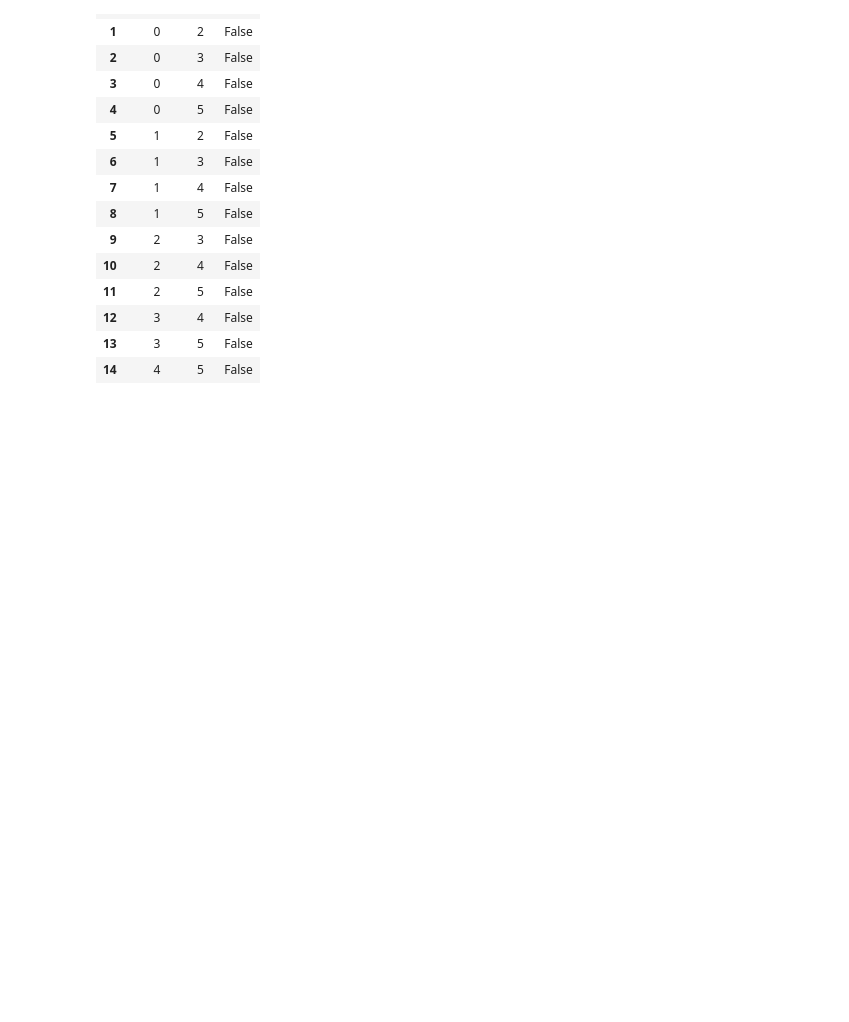
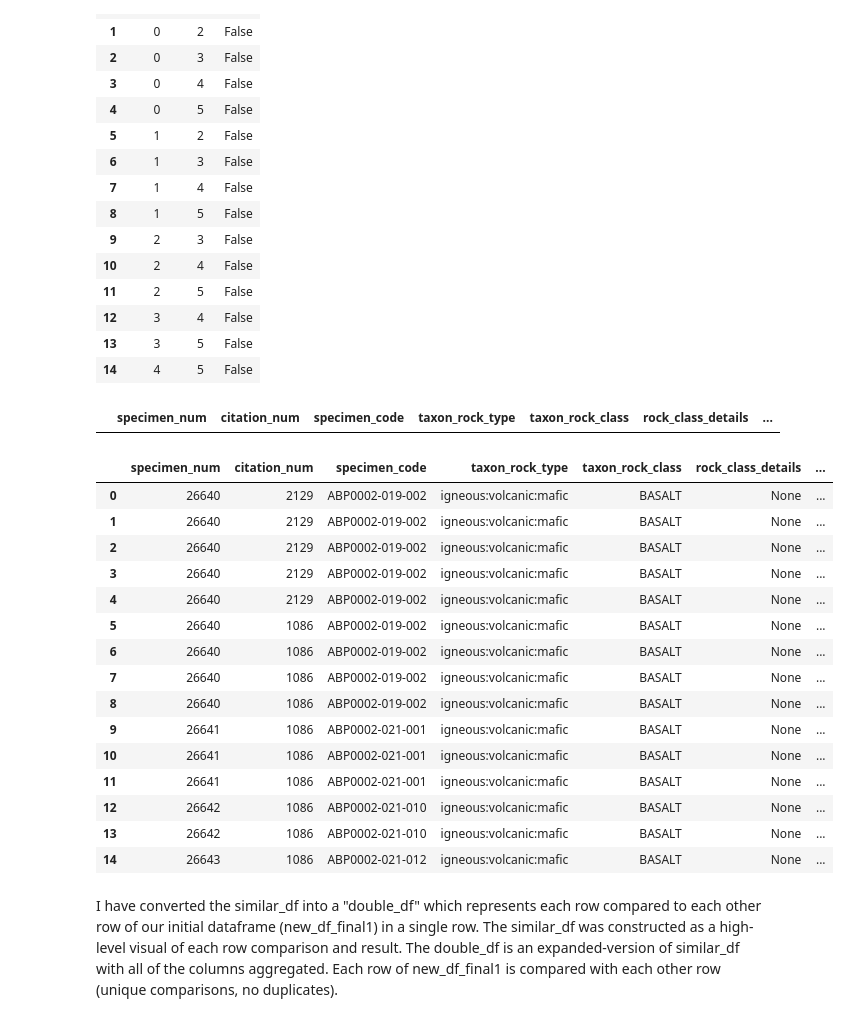
Before and after one commit to mdogy/MLforEarthChem, a Jupyter notebook: developmentNotebooks/final_final.ipynb, the cells around one changed output. Saved outputs shown, nothing was run; the diff lists cells and outputs as text; code cells hidden in the pictures; blank space fills up the shorter version.

```diff
--- a/developmentNotebooks/final_final.ipynb
+++ b/developmentNotebooks/final_final.ipynb
@@ -783,3 +783,64 @@ similar_df
 | 12 | 3 | 4 | False |
 | 13 | 3 | 5 | False |
 | 14 | 4 | 5 | False |
+# %%
+columns = ['specimen_num', 'citation_num', 'specimen_code', 'taxon_rock_type', 'taxon_rock_class','rock_class_details','specimen_name','points_latitude','points_longitude','station_num', 'station_code','elevation_min','elevation_max','geographic_location','tectonic_settings','expedition_num','expedition_code']
+double_columns = []
+
+j = 0
+while j < 2:
+    i = 0
+    while i < len(columns):
+        double_columns.append(columns[i])
+        i += 1
+    j += 1
+double_columns.append("results")
+doubledf = pd.DataFrame(data = None, index=None, columns = double_columns)
+doubledf
+# %% [output]
+|  | specimen_num | citation_num | specimen_code | taxon_rock_type | taxon_rock_class | rock_class_details | ... |
+# %%
+
+for index,row in similar_df.iterrows():
+
+  # given the values of row1 and row2
+  row1index = row['row1']
+  row2index = row['row2']
+  val = row['result']
+
+  # get the row in new_final_df corresponding to each index
+  row1 = new_df_final1.iloc[row1index]
+  row2 = new_df_final1.iloc[row2index]
+
+  # construct a list of values for each row
+  row_list = []
+  for key in columns:
+      row_list.append( row1[key] )
+  for key in columns:
+      row_list.append( row2[key])
+  row_list.append( val )
+
+  # insert row_list into the new dataframe
+  aSeries = pd.Series(row_list, index=doubledf.columns)
+  doubledf = doubledf.append( aSeries, ignore_index=True )
+
+doubledf
+# %% [output]
+|  | specimen_num | citation_num | specimen_code | taxon_rock_type | taxon_rock_class | rock_class_details | ... |
+| 0 | 26640 | 2129 | ABP0002-019-002 | igneous:volcanic:mafic | BASALT | None | ... |
+| 1 | 26640 | 2129 | ABP0002-019-002 | igneous:volcanic:mafic | BASALT | None | ... |
+| 2 | 26640 | 2129 | ABP0002-019-002 | igneous:volcanic:mafic | BASALT | None | ... |
+| 3 | 26640 | 2129 | ABP0002-019-002 | igneous:volcanic:mafic | BASALT | None | ... |
+| 4 | 26640 | 2129 | ABP0002-019-002 | igneous:volcanic:mafic | BASALT | None | ... |
+| 5 | 26640 | 1086 | ABP0002-019-002 | igneous:volcanic:mafic | BASALT | None | ... |
+| 6 | 26640 | 1086 | ABP0002-019-002 | igneous:volcanic:mafic | BASALT | None | ... |
+| 7 | 26640 | 1086 | ABP0002-019-002 | igneous:volcanic:mafic | BASALT | None | ... |
+| 8 | 26640 | 1086 | ABP0002-019-002 | igneous:volcanic:mafic | BASALT | None | ... |
+| 9 | 26641 | 1086 | ABP0002-021-001 | igneous:volcanic:mafic | BASALT | None | ... |
+| 10 | 26641 | 1086 | ABP0002-021-001 | igneous:volcanic:mafic | BASALT | None | ... |
+| 11 | 26641 | 1086 | ABP0002-021-001 | igneous:volcanic:mafic | BASALT | None | ... |
+| 12 | 26642 | 1086 | ABP0002-021-010 | igneous:volcanic:mafic | BASALT | None | ... |
+| 13 | 26642 | 1086 | ABP0002-021-010 | igneous:volcanic:mafic | BASALT | None | ... |
+| 14 | 26643 | 1086 | ABP0002-021-012 | igneous:volcanic:mafic | BASALT | None | ... |
+# %% [markdown]
+I have converted the similar_df into a "double_df" which represents each row compared to each other row of our initial dataframe (new_df_final1) in a single row. The similar_df was constructed as a high-level visual of each row comparison and result. The double_df is an expanded-version of similar_df with all of the columns aggregated. Each row of new_df_final1 is compared with each other row (unique comparisons, no duplicates).
```
